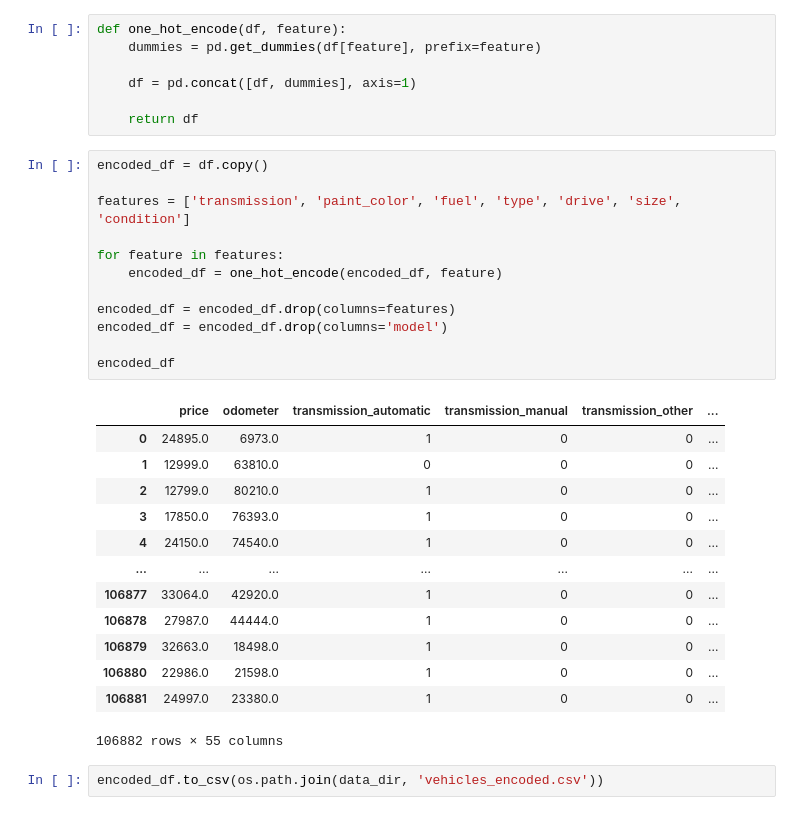
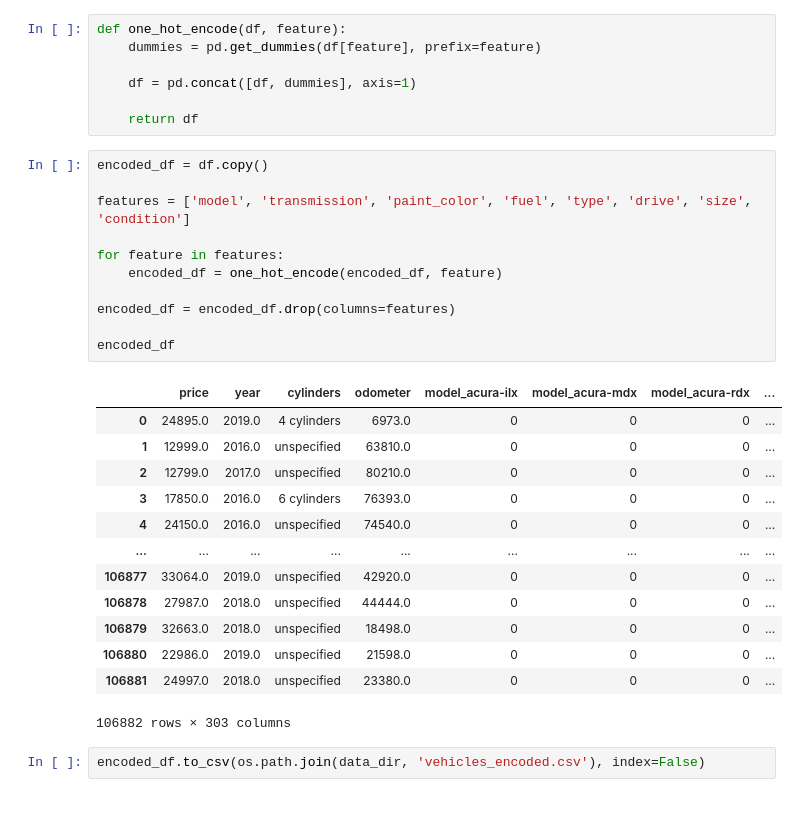
Before and after one commit to dericatienza/udacity-mlnd-capstone-project, a Jupyter notebook: data_preprocessing.ipynb, the cells around one changed output. Cells and saved outputs as stored; diff of their text form.

```diff
--- a/data_preprocessing.ipynb
+++ b/data_preprocessing.ipynb
@@ -39,28 +39,27 @@ def one_hot_encode(df, feature):
 # %%
 encoded_df = df.copy()
 
-features = ['transmission', 'paint_color', 'fuel', 'type', 'drive', 'size', 'condition']
+features = ['model', 'transmission', 'paint_color', 'fuel', 'type', 'drive', 'size', 'condition']
 
 for feature in features:
     encoded_df = one_hot_encode(encoded_df, feature)
 
 encoded_df = encoded_df.drop(columns=features)
-encoded_df = encoded_df.drop(columns='model')
 
 encoded_df
 # %% [output]
-|  | price | odometer | transmission_automatic | transmission_manual | transmission_other | ... |
-| 0 | 24895.0 | 6973.0 | 1 | 0 | 0 | ... |
-| 1 | 12999.0 | 63810.0 | 0 | 0 | 0 | ... |
-| 2 | 12799.0 | 80210.0 | 1 | 0 | 0 | ... |
-| 3 | 17850.0 | 76393.0 | 1 | 0 | 0 | ... |
-| 4 | 24150.0 | 74540.0 | 1 | 0 | 0 | ... |
-| ... | ... | ... | ... | ... | ... | ... |
-| 106877 | 33064.0 | 42920.0 | 1 | 0 | 0 | ... |
-| 106878 | 27987.0 | 44444.0 | 1 | 0 | 0 | ... |
-| 106879 | 32663.0 | 18498.0 | 1 | 0 | 0 | ... |
-| 106880 | 22986.0 | 21598.0 | 1 | 0 | 0 | ... |
-| 106881 | 24997.0 | 23380.0 | 1 | 0 | 0 | ... |
+|  | price | year | cylinders | odometer | model_acura-ilx | model_acura-mdx | model_acura-rdx | ... |
+| 0 | 24895.0 | 2019.0 | 4 cylinders | 6973.0 | 0 | 0 | 0 | ... |
+| 1 | 12999.0 | 2016.0 | unspecified | 63810.0 | 0 | 0 | 0 | ... |
+| 2 | 12799.0 | 2017.0 | unspecified | 80210.0 | 0 | 0 | 0 | ... |
+| 3 | 17850.0 | 2016.0 | 6 cylinders | 76393.0 | 0 | 0 | 0 | ... |
+| 4 | 24150.0 | 2016.0 | unspecified | 74540.0 | 0 | 0 | 0 | ... |
+| ... | ... | ... | ... | ... | ... | ... | ... | ... |
+| 106877 | 33064.0 | 2019.0 | unspecified | 42920.0 | 0 | 0 | 0 | ... |
+| 106878 | 27987.0 | 2018.0 | unspecified | 44444.0 | 0 | 0 | 0 | ... |
+| 106879 | 32663.0 | 2018.0 | unspecified | 18498.0 | 0 | 0 | 0 | ... |
+| 106880 | 22986.0 | 2019.0 | unspecified | 21598.0 | 0 | 0 | 0 | ... |
+| 106881 | 24997.0 | 2018.0 | unspecified | 23380.0 | 0 | 0 | 0 | ... |
-106882 rows × 55 columns
+106882 rows × 303 columns
 # %%
-encoded_df.to_csv(os.path.join(data_dir, 'vehicles_encoded.csv'))
+encoded_df.to_csv(os.path.join(data_dir, 'vehicles_encoded.csv'), index=False)
```
Also changed, not shown: parts of 3 cells of this notebook.
